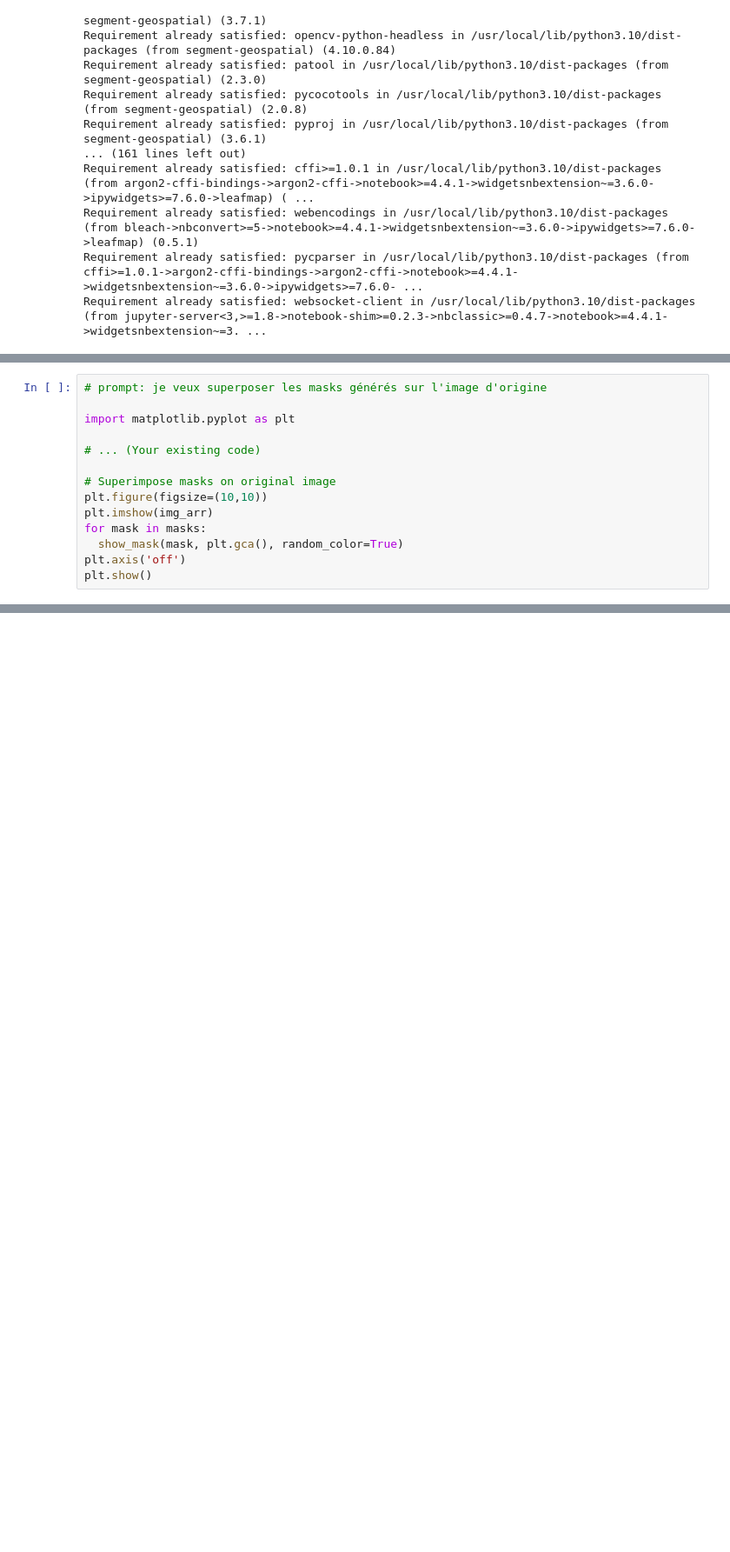
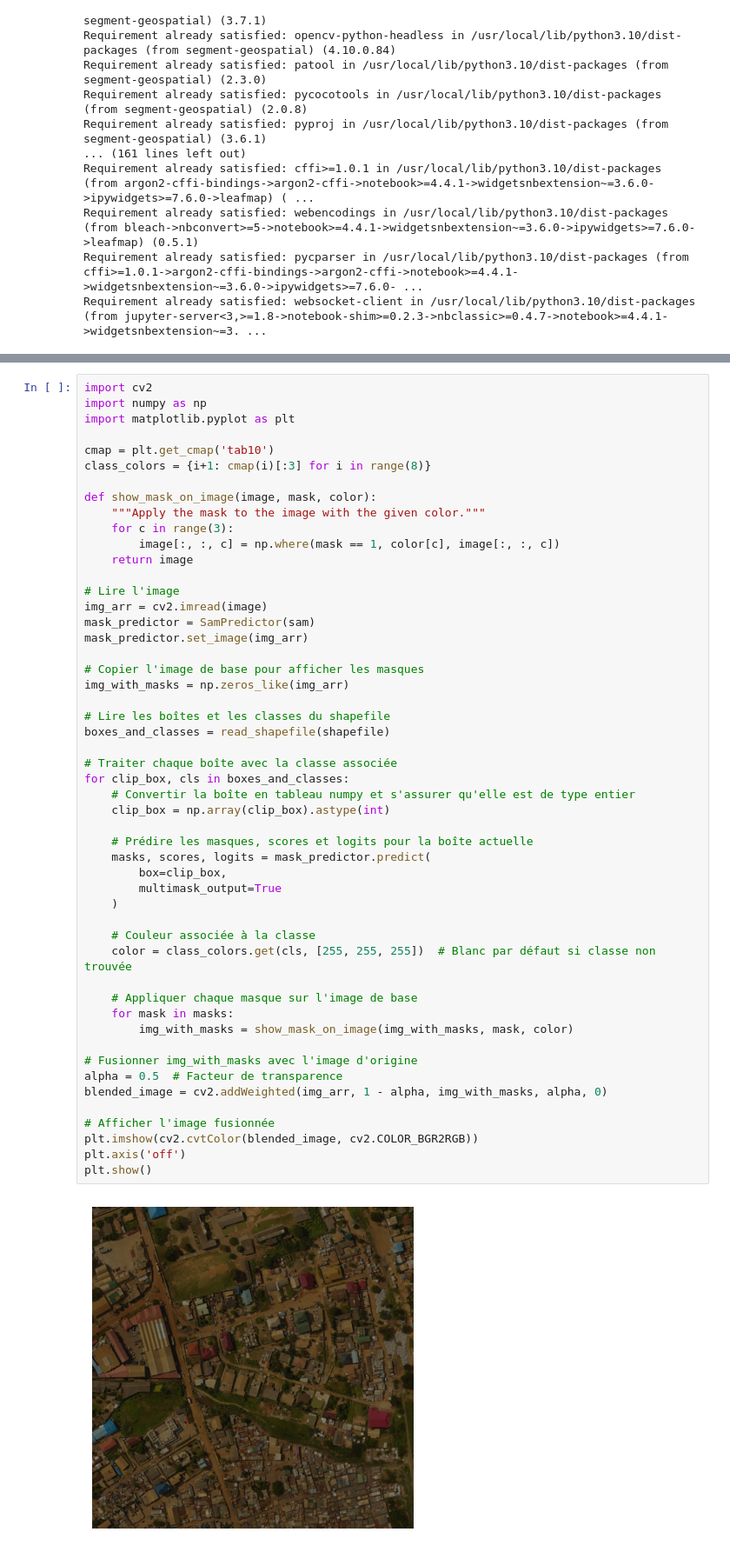
Before and after one commit to marieangeboum/rs-segsem-dil, a Jupyter notebook: image_notebook/sam_bbox_v01.ipynb, the cells around one changed output, grey strips where cells are left out. Shown at 87% size. Drawn from its saved outputs; the diff is of its cells as text; blank space fills up the shorter version.

```diff
--- a/image_notebook/sam_bbox_v01.ipynb
+++ b/image_notebook/sam_bbox_v01.ipynb
@@ -222,14 +308,0 @@ plt.show()
-# %%
-# prompt: je veux superposer les masks générés sur l'image d'origine
-
-import matplotlib.pyplot as plt
-
-# ... (Your existing code)
-
-# Superimpose masks on original image
-plt.figure(figsize=(10,10))
-plt.imshow(img_arr)
-for mask in masks:
-  show_mask(mask, plt.gca(), random_color=True)
-plt.axis('off')
-plt.show()
@@ -247,0 +309,53 @@ m
+# %%
+import cv2
+import numpy as np
+import matplotlib.pyplot as plt
+
+cmap = plt.get_cmap('tab10')
+class_colors = {i+1: cmap(i)[:3] for i in range(8)}
+
+def show_mask_on_image(image, mask, color):
+    """Apply the mask to the image with the given color."""
+    for c in range(3):
+        image[:, :, c] = np.where(mask == 1, color[c], image[:, :, c])
+    return image
+
+# Lire l'image
+img_arr = cv2.imread(image)
+mask_predictor = SamPredictor(sam)
+mask_predictor.set_image(img_arr)
+
+# Copier l'image de base pour afficher les masques
+img_with_masks = np.zeros_like(img_arr)
+
+# Lire les boîtes et les classes du shapefile
+boxes_and_classes = read_shapefile(shapefile)
+
+# Traiter chaque boîte avec la classe associée
+for clip_box, cls in boxes_and_classes:
+    # Convertir la boîte en tableau numpy et s'assurer qu'elle est de type entier
+    clip_box = np.array(clip_box).astype(int)
+
+    # Prédire les masques, scores et logits pour la boîte actuelle
+    masks, scores, logits = mask_predictor.predict(
+        box=clip_box,
+        multimask_output=True
+    )
+
+    # Couleur associée à la classe
+    color = class_colors.get(cls, [255, 255, 255])  # Blanc par défaut si classe non trouvée
+
+    # Appliquer chaque masque sur l'image de base
+    for mask in masks:
+        img_with_masks = show_mask_on_image(img_with_masks, mask, color)
+
+# Fusionner img_with_masks avec l'image d'origine
+alpha = 0.5  # Facteur de transparence
+blended_image = cv2.addWeighted(img_arr, 1 - alpha, img_with_masks, alpha, 0)
+
+# Afficher l'image fusionnée
+plt.imshow(cv2.cvtColor(blended_image, cv2.COLOR_BGR2RGB))
+plt.axis('off')
+plt.show()
+# %% [output]
+[figure, added]
```
Also changed, not shown: parts of 20 cells of this notebook.
